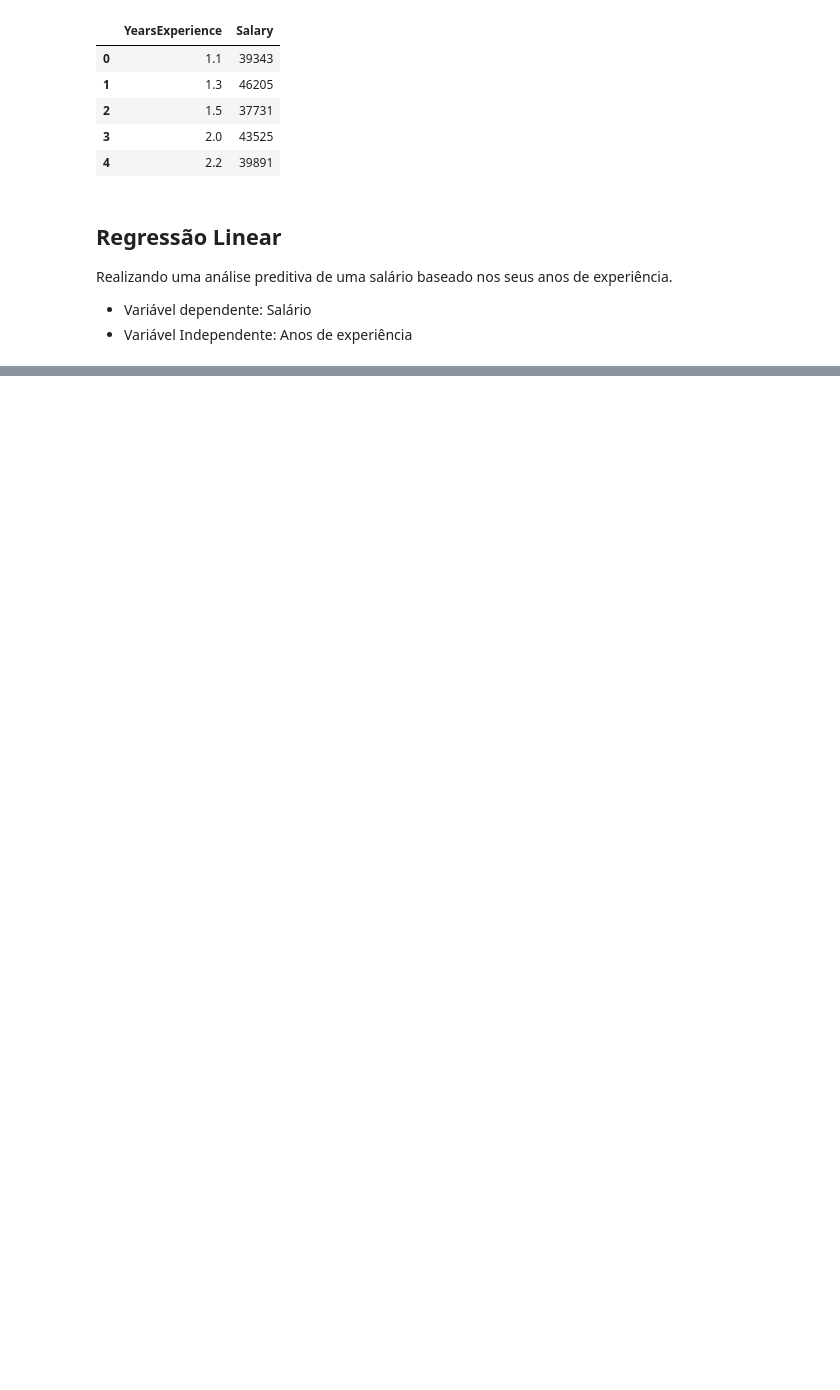
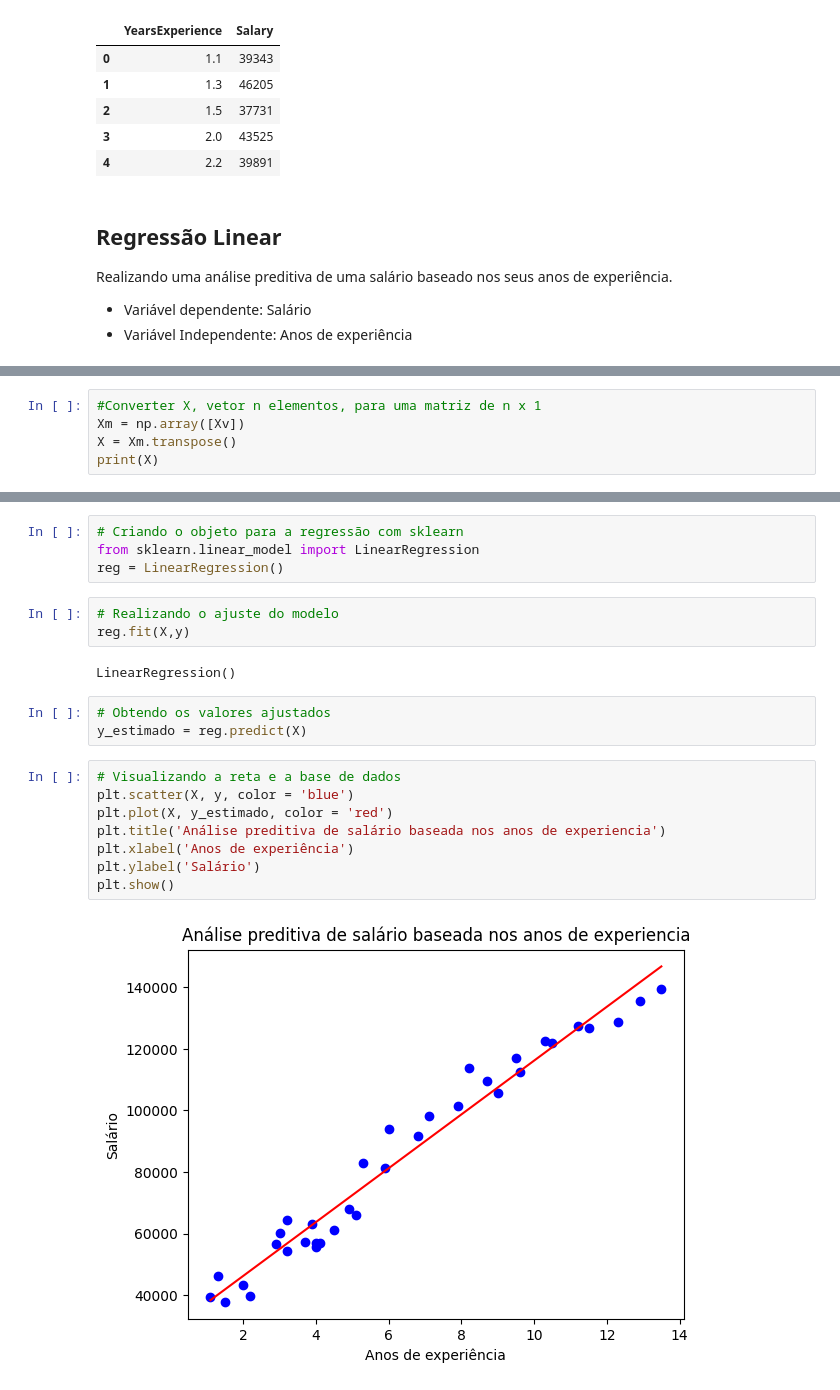
Before and after one commit to JoaoHHoffmann/regressao-salario, a Jupyter notebook: Regressão_Linear_Simples.ipynb, the cells around one changed output, grey strips where cells are left out. Drawn from its saved outputs; the diff is of its cells as text; blank space fills up the shorter version.

Commit message:
Realizei a regressão linear e plotei o gráfico para termos uma ideia melhor na análise preditiva.

```diff
--- a/Regressão_Linear_Simples.ipynb
+++ b/Regressão_Linear_Simples.ipynb
@@ -18,0 +25,5 @@ Realizando uma análise preditiva de uma salário baseado nos seus anos de exper
+# %%
+#Converter X, vetor n elementos, para uma matriz de n x 1
+Xm = np.array([Xv])
+X = Xm.transpose()
+print(X)
@@ -18,0 +48,22 @@ Realizando uma análise preditiva de uma salário baseado nos seus anos de exper
+# %%
+# Criando o objeto para a regressão com sklearn
+from sklearn.linear_model import LinearRegression
+reg = LinearRegression()
+# %%
+# Realizando o ajuste do modelo
+reg.fit(X,y)
+# %% [output]
+LinearRegression()
+# %%
+# Obtendo os valores ajustados
+y_estimado = reg.predict(X)
+# %%
+# Visualizando a reta e a base de dados
+plt.scatter(X, y, color = 'blue')
+plt.plot(X, y_estimado, color = 'red')
+plt.title('Análise preditiva de salário baseada nos anos de experiencia')
+plt.xlabel('Anos de experiência')
+plt.ylabel('Salário')
+plt.show()
+# %% [output]
+[figure, added]
```
Also changed, not shown: parts of 3 cells of this notebook.
